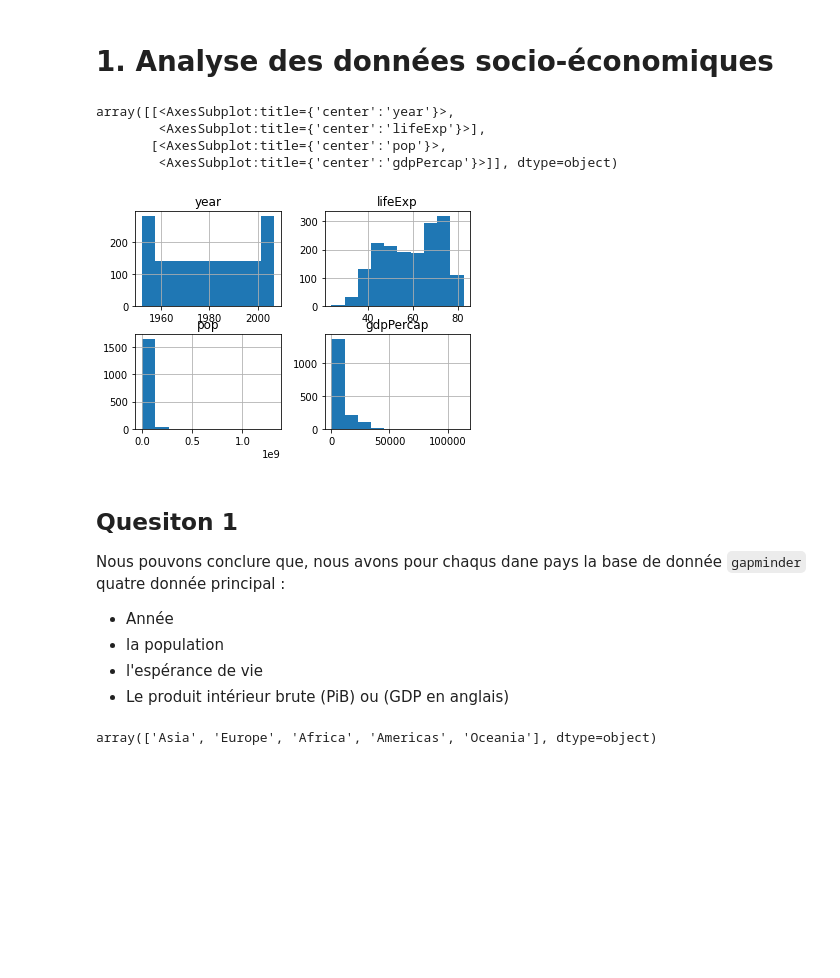
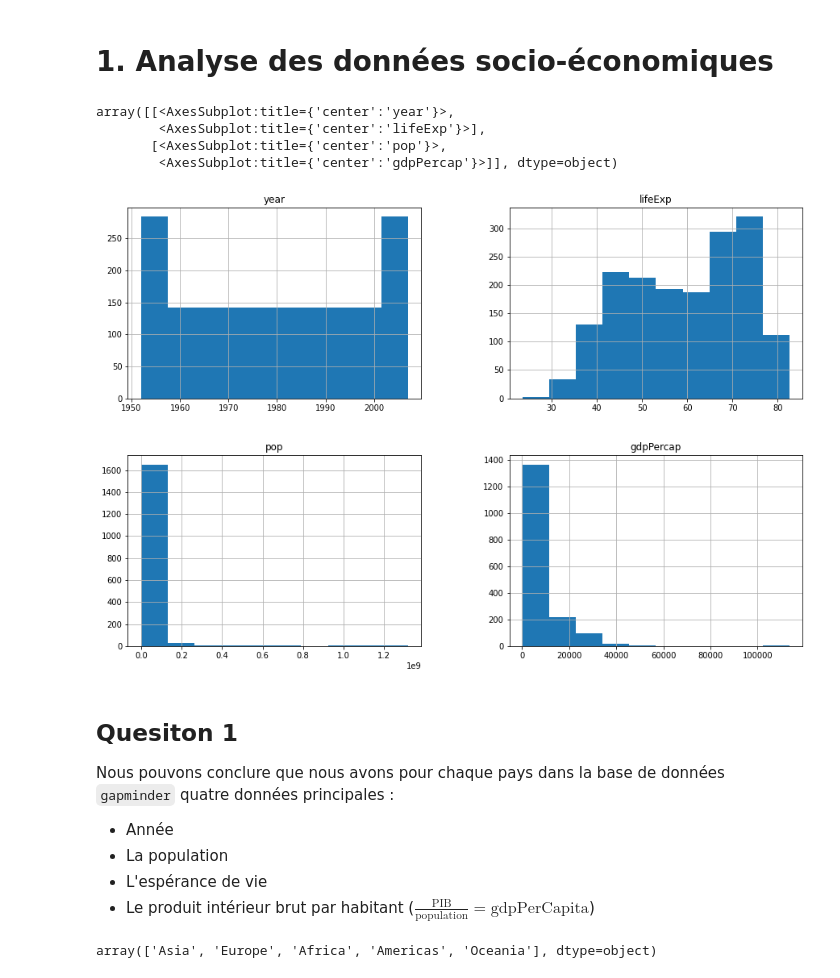
Before and after one commit to richmartins/ISD_L3, a Jupyter notebook: gapminder.ipynb, the cells around one changed output. Saved outputs shown, nothing was run; the diff lists cells and outputs as text; code cells hidden in the pictures; blank space fills up the shorter version.

```diff
--- a/gapminder.ipynb
+++ b/gapminder.ipynb
@@ -8,25 +8,26 @@ from matplotlib import pyplot as plt
 # %%
 #gp.head() => displays first entries
 #gp.describe() => display description of columns
 #gp.info() => display information about the database
 
 # 2)
-pd.DataFrame.hist(gapminder)
+plt.rcParams['figure.figsize'] = [15, 10]
+pd.DataFrame.hist(gp)
 # %% [output]
 array([[<AxesSubplot:title={'center':'year'}>,
         <AxesSubplot:title={'center':'lifeExp'}>],
        [<AxesSubplot:title={'center':'pop'}>,
         <AxesSubplot:title={'center':'gdpPercap'}>]], dtype=object)
-[figure, old version]
+[figure, new version]
 # %% [markdown]
 ## Quesiton 1
 
-Nous pouvons conclure que, nous avons pour chaqus dane pays la base de donnée `gapminder` quatre donnée principal :
+Nous pouvons conclure que nous avons pour chaque pays dans la base de données `gapminder` quatre données principales :
 
 * Année
-* la population
-* l'espérance de vie
-* Le produit intérieur brute (PiB) ou (GDP en anglais)
+* La population
+* L'espérance de vie
+* Le produit intérieur brut par habitant ($\frac{\text{PIB}}{\text{population}} = \text{gdpPerCapita}$)
 # %%
 # 4)
 gapminder['continent'].unique()
```
Also changed, not shown: parts of 6 cells of this notebook, 1 other file.
